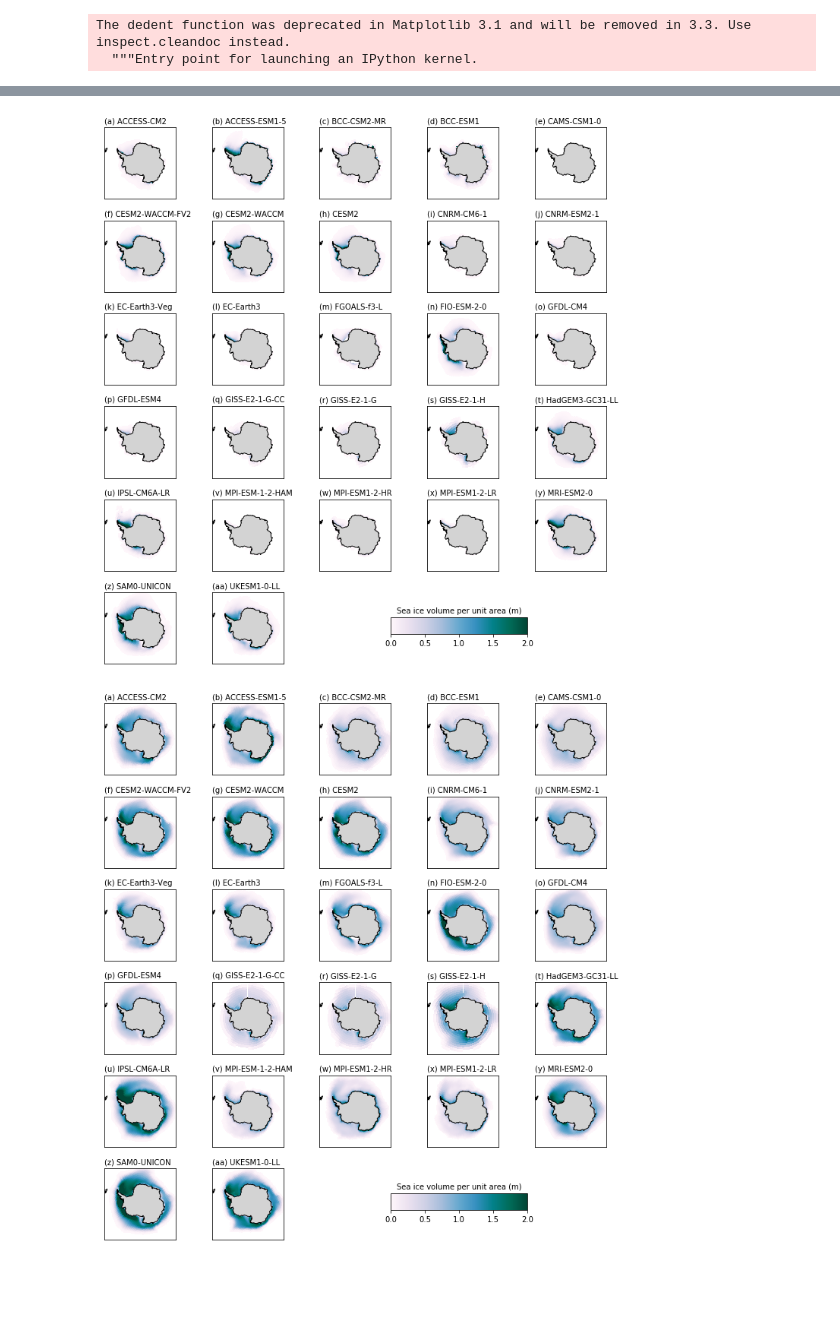
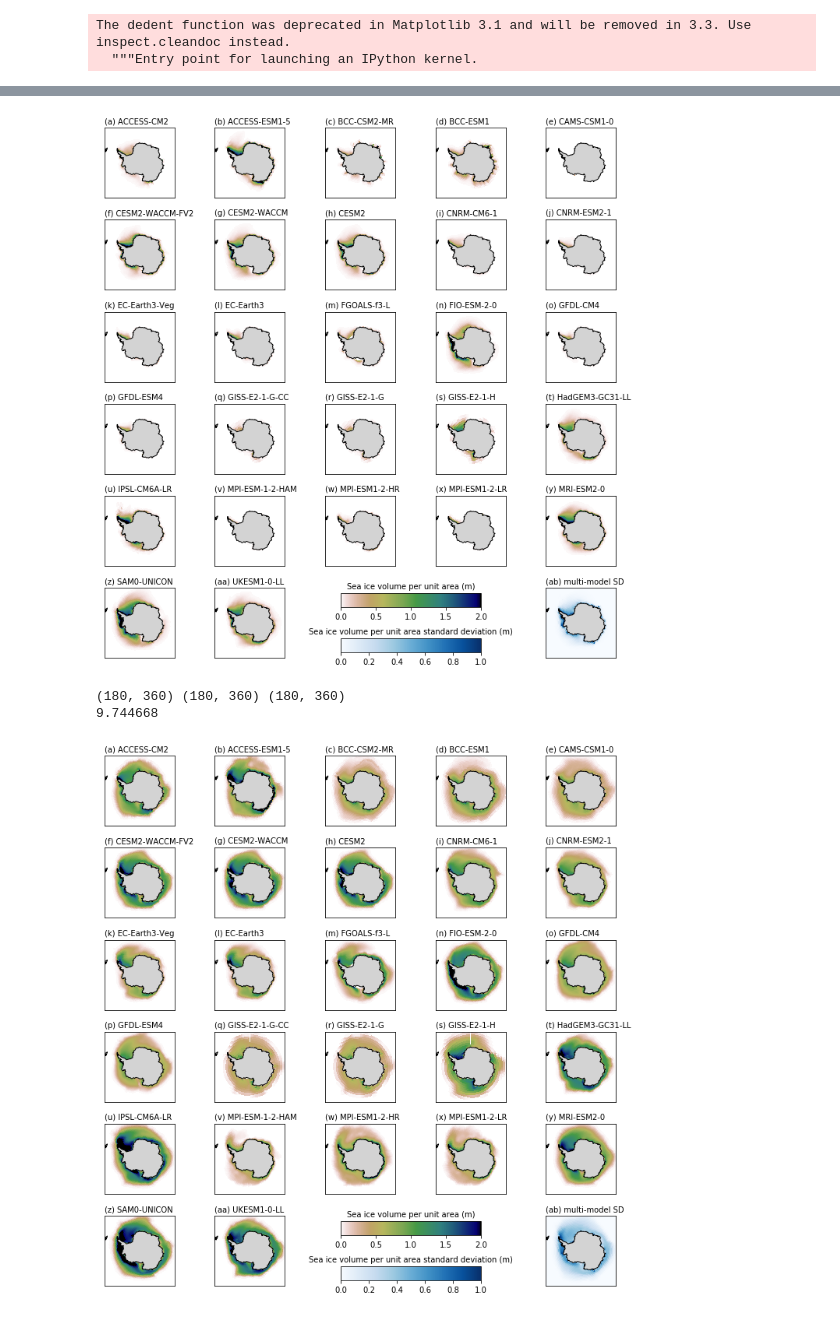
Before and after one commit to lettie-roach/analysis_antarctic-sia-in-cmip6, a Jupyter notebook: antsicmip6_suppfig4-5.ipynb, the cells around one changed output, grey strips where cells are left out. Cells and saved outputs as stored; diff of their text form; code cells hidden in the pictures; blank space fills up the shorter version.

```diff
--- a/antsicmip6_suppfig4-5.ipynb
+++ b/antsicmip6_suppfig4-5.ipynb
@@ -37,6 +37,13 @@ maps = [Basemap(projection='npstere', boundinglat=55, lon_0 = 0),Basemap(project
 # %% [output]
 The dedent function was deprecated in Matplotlib 3.1 and will be removed in 3.3. Use inspect.cleandoc instead.
   """Entry point for launching an IPython kernel.
+# %%
+listds = []
+for myfile in os.listdir('../processed_netcdf/CMIP6_sivol_1979-2014_clim/remap/'):
+    ds = xr.open_dataset('../processed_netcdf/CMIP6_sivol_1979-2014_clim/remap/'+myfile).sivol
+    ds.time.values = np.arange(1,13,1)
+    listds.append(ds)
+mmds = xr.concat(listds,dim='name')
 # %%
 listds = []
 lats = []
@@ -54,14 +61,14 @@ for n,name in enumerate(names):
 
 h = 1
 for ct, month in enumerate([1,8]):
-    fig = plt.figure(figsize=(10,12))
+    fig = plt.figure(figsize=(10,10))
     for mod in range(nmod):
         mydata = listds[mod].sivol
         ndims = len(mydata.shape)
         if ndims == 3:
             mydata = mydata[month,:,:]
 
-            ax = plt.subplot(7,5,mod+1)
+            ax = plt.subplot(6,5,mod+1)
             ax.set_title(myF.alphabet[mod]+' '+names[mod],fontsize=10,loc='left')
             m = maps[h]
             x, y = m(lons[mod],lats[mod])
@@ -69,16 +76,40 @@ for ct, month in enumerate([1,8]):
             mydata = ma.masked_where(lats[mod]>0,mydata)
             mydata = ma.masked_invalid(mydata)
             mydata = ma.masked_where(mydata<0.01,mydata)
-            CS1 = m.pcolor(x,y,mydata,cmap = plt.cm.PuBuGn,vmin=0.,vmax=2.)
+            CS1 = m.pcolor(x,y,mydata,cmap = plt.cm.gist_earth_r,vmin=0.,vmax=2.)
             m.drawcoastlines(color='black')
             m.fillcontinents(color='lightgrey')
         else:
             print(names[mod])
 
 
-    cbar_ax = fig.add_axes([0.55, 0.2, 0.25, 0.025]) #[left, bottom, width, height]
+    ax = plt.subplot(6,5,30)
+    ax.set_title(myF.alphabet[nmod]+' multi-model SD',fontsize=10,loc='left')
+    mydata = mmds.std(dim='name').isel(time=month)
+    lat = mmds.latitude.values
+    lon = mmds.longitude.values
+    if lat.shape != lon.shape:
+        lat = np.swapaxes(np.tile(lat,(len(lon),1)),0,1)
+        lon = np.tile(lon,(len(lat),1))
+    print(mydata.shape,lon.shape,lat.shape)
+    mydata = ma.masked_where(lat>0,mydata)
+    mydata = ma.masked_invalid(mydata)
+    print(np.nanmax(mydata))
+    x, y = m(lon,lat)
+    CS2 = m.pcolor(x,y,mydata,cmap = plt.cm.Blues,vmin=0.,vmax=1.)
+    m.drawcoastlines(color='black')
+    m.fillcontinents(color='lightgrey')
+
+
+    cbar_ax = fig.add_axes([0.45, 0.11, 0.25, 0.025]) #[left, bottom, width, height]
     cbar = fig.colorbar(CS1, cax=cbar_ax,  orientation='horizontal')
     cbar.ax.set_title(r'Sea ice volume per unit area (m)',fontsize=10)
+
+    cbar_ax = fig.add_axes([0.45, 0.03, 0.25, 0.025]) #[left, bottom, width, height]
+    cbar = fig.colorbar(CS2, cax=cbar_ax,  orientation='horizontal')
+    cbar.ax.set_title(r'Sea ice volume per unit area standard deviation (m)',fontsize=10)
+
+
     plt.tight_layout()
 
     fig.savefig('figS'+str(ct+4),bbox_inches='tight',dpi=600)
@@ -88,2 +121,4 @@ for ct, month in enumerate([1,8]):
-[figure, old version]
+[figure, new version]
+(180, 360) (180, 360) (180, 360)
+9.744668
-[figure, old version]
+[figure, new version]
```
Also changed, not shown: parts of 1 cell of this notebook, 3 other files.
